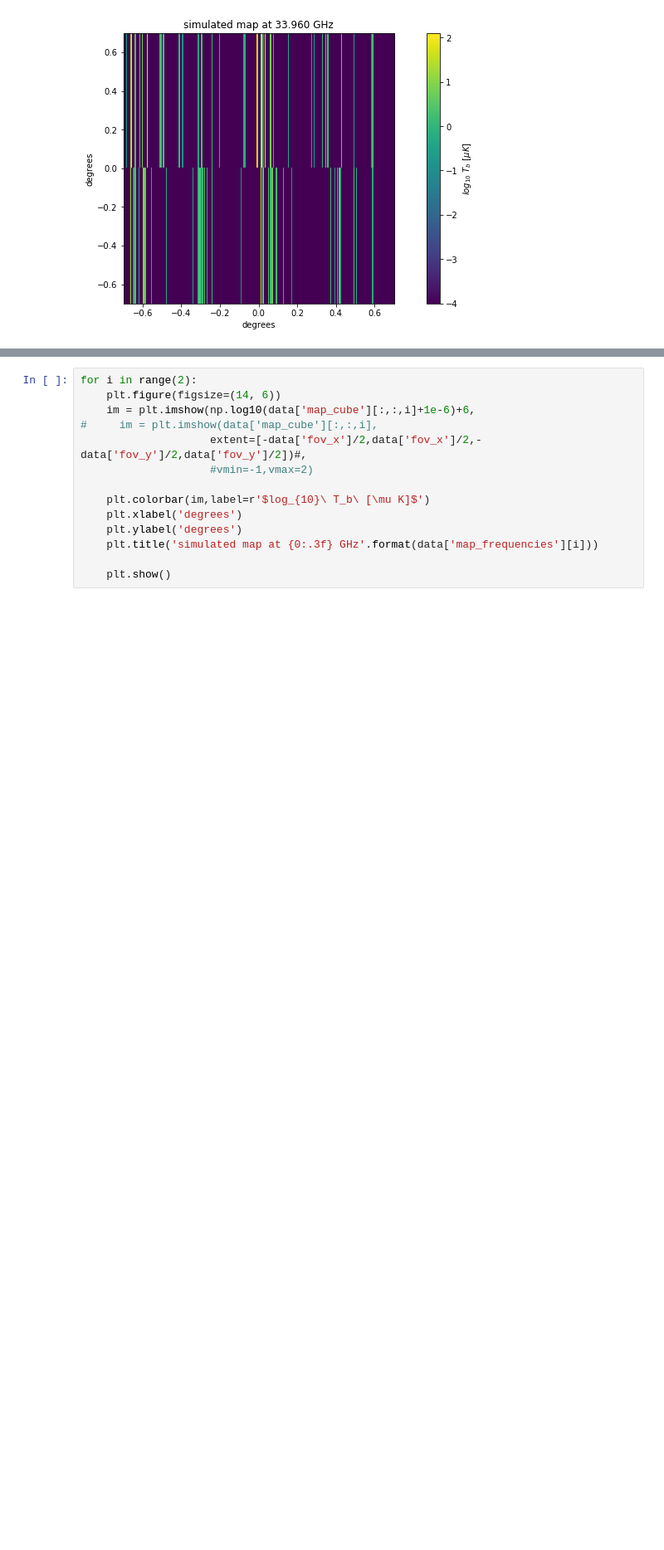
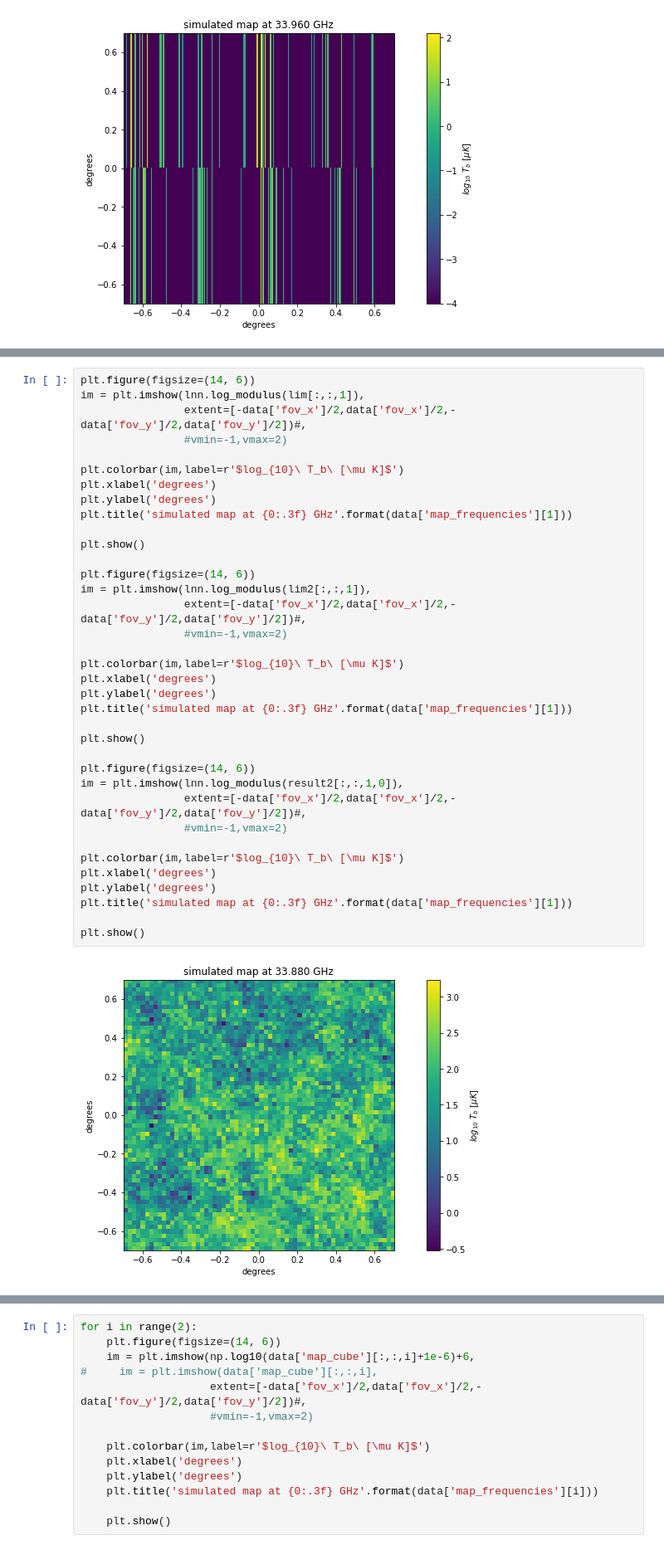
Before and after one commit to dnpfeffer/intensitymap_cnn, a Jupyter notebook: scripts/test_preprocess_maps.ipynb, the cells around one changed output, grey strips where cells are left out. Shown at 83% size. Saved outputs shown, nothing was run; the diff lists cells and outputs as text; blank space fills up the shorter version.

```diff
--- a/scripts/test_preprocess_maps.ipynb
+++ b/scripts/test_preprocess_maps.ipynb
@@ -99,0 +169,38 @@ plt.title('simulated map at {0:.3f} GHz'.format(data['map_frequencies'][0]))
+# %%
+plt.figure(figsize=(14, 6))
+im = plt.imshow(lnn.log_modulus(lim[:,:,1]),
+                extent=[-data['fov_x']/2,data['fov_x']/2,-data['fov_y']/2,data['fov_y']/2])#,
+                #vmin=-1,vmax=2)
+
+plt.colorbar(im,label=r'$log_{10}\ T_b\ [\mu K]$')
+plt.xlabel('degrees')
+plt.ylabel('degrees')
+plt.title('simulated map at {0:.3f} GHz'.format(data['map_frequencies'][1]))
+
+plt.show()
+
+plt.figure(figsize=(14, 6))
+im = plt.imshow(lnn.log_modulus(lim2[:,:,1]),
+                extent=[-data['fov_x']/2,data['fov_x']/2,-data['fov_y']/2,data['fov_y']/2])#,
+                #vmin=-1,vmax=2)
+
+plt.colorbar(im,label=r'$log_{10}\ T_b\ [\mu K]$')
+plt.xlabel('degrees')
+plt.ylabel('degrees')
+plt.title('simulated map at {0:.3f} GHz'.format(data['map_frequencies'][1]))
+
+plt.show()
+
+plt.figure(figsize=(14, 6))
+im = plt.imshow(lnn.log_modulus(result2[:,:,1,0]),
+                extent=[-data['fov_x']/2,data['fov_x']/2,-data['fov_y']/2,data['fov_y']/2])#,
+                #vmin=-1,vmax=2)
+
+plt.colorbar(im,label=r'$log_{10}\ T_b\ [\mu K]$')
+plt.xlabel('degrees')
+plt.ylabel('degrees')
+plt.title('simulated map at {0:.3f} GHz'.format(data['map_frequencies'][1]))
+
+plt.show()
+# %% [output]
+[figure, added]
```
Also changed, not shown: parts of 9 cells of this notebook, 15 other files.
